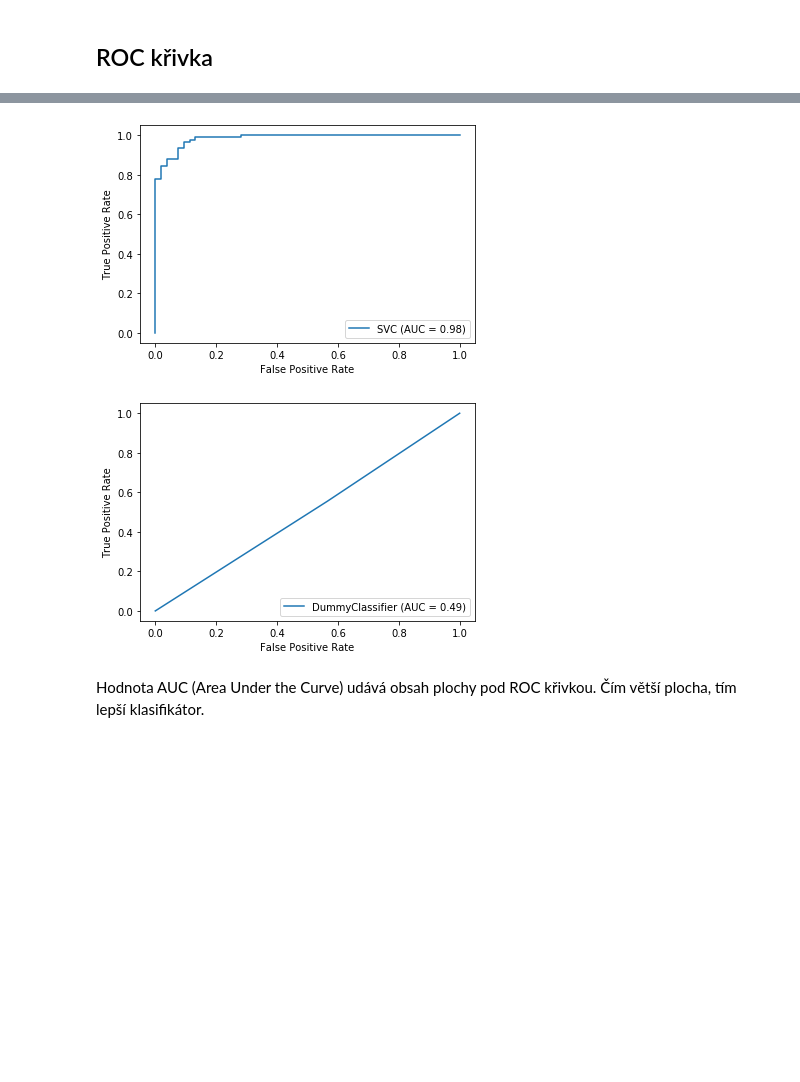
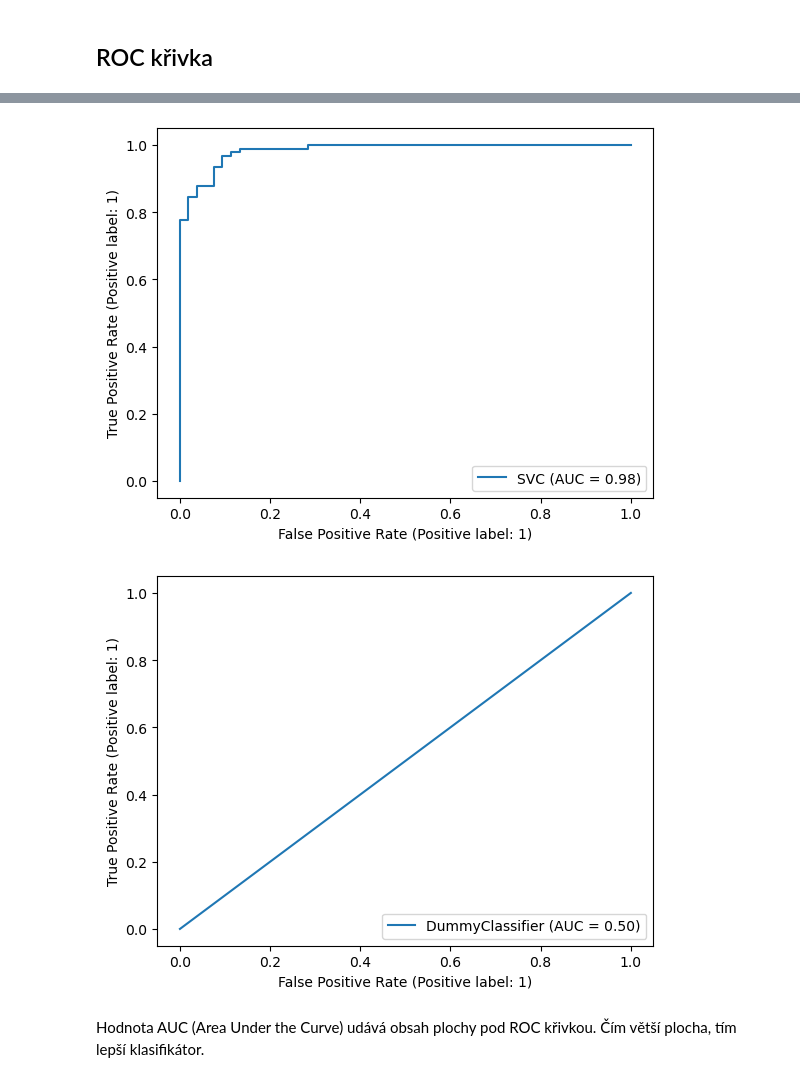
Before and after one commit to PyDataCZ/pyladies-kurz, a Jupyter notebook: lessons/pydata/classification_metrics/index.ipynb, the cells around one changed output, grey strips where cells are left out. Cells and saved outputs as stored; diff of their text form; code cells hidden in the pictures; blank space fills up the shorter version.

Commit message:
plot_confusion_matrix and plot_roc_curve deprecated, fixed

```diff
--- a/lessons/pydata/classification_metrics/index.ipynb
+++ b/lessons/pydata/classification_metrics/index.ipynb
@@ -221,12 +228,12 @@ P, N ... jsou počty všech pozitivních/negativních vzorků
 
 ROC křivka zobrazuje na ose x pravděpodobnost falešného poplachu, na ose y pravděpodobnost detekce. Toto pro všechny klasifikační prahy. Čím vyšší klasifikační práh, tím nižší pravděpodobnost falešného poplachu i nižší senzitivita. Čím menší klasifikační práh, tím větší pravděpodobnost detekce (senzitivita) i větší nebezpečí falešného poplachu.
 # %%
-from sklearn.metrics import plot_roc_curve
+from sklearn.metrics import RocCurveDisplay
 
-plot_roc_curve(klasifikator, X_test, y_test)
-plot_roc_curve(dummy, X_test, y_test);
+klasifikator_disp = RocCurveDisplay.from_estimator(klasifikator, X_test, y_test)
+dummy_disp = RocCurveDisplay.from_estimator(dummy, X_test, y_test)
 # %% [output]
-[figure, old version]
+[figure, new version]
-[figure, old version]
+[figure, new version]
 # %% [markdown]
 Hodnota AUC (Area Under the Curve) udává obsah plochy pod ROC křivkou. Čím větší plocha, tím lepší klasifikátor.
```
Also changed, not shown: parts of 6 cells of this notebook.
